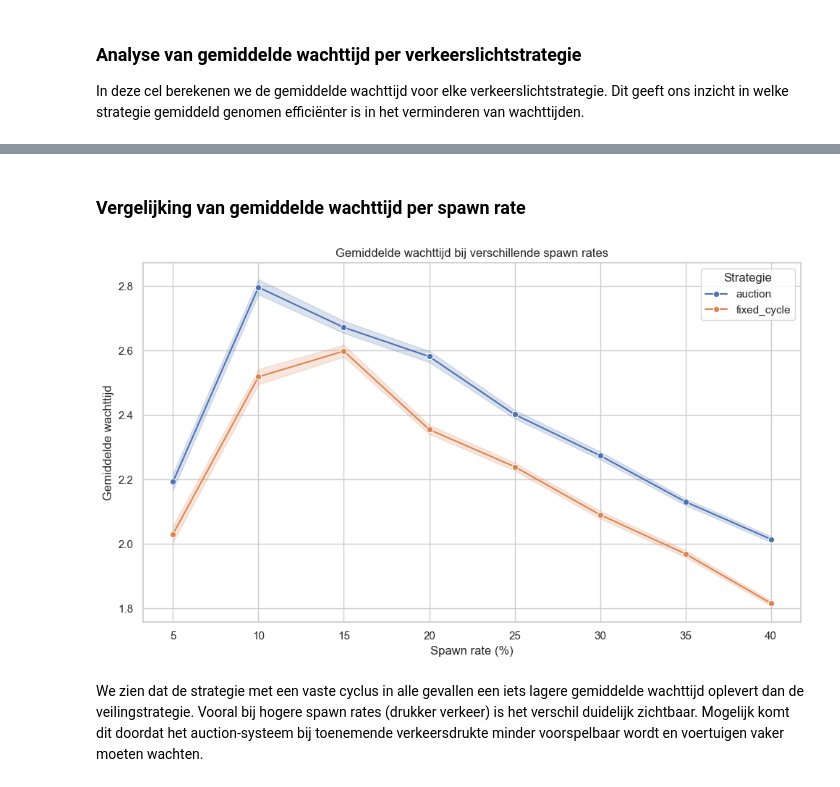
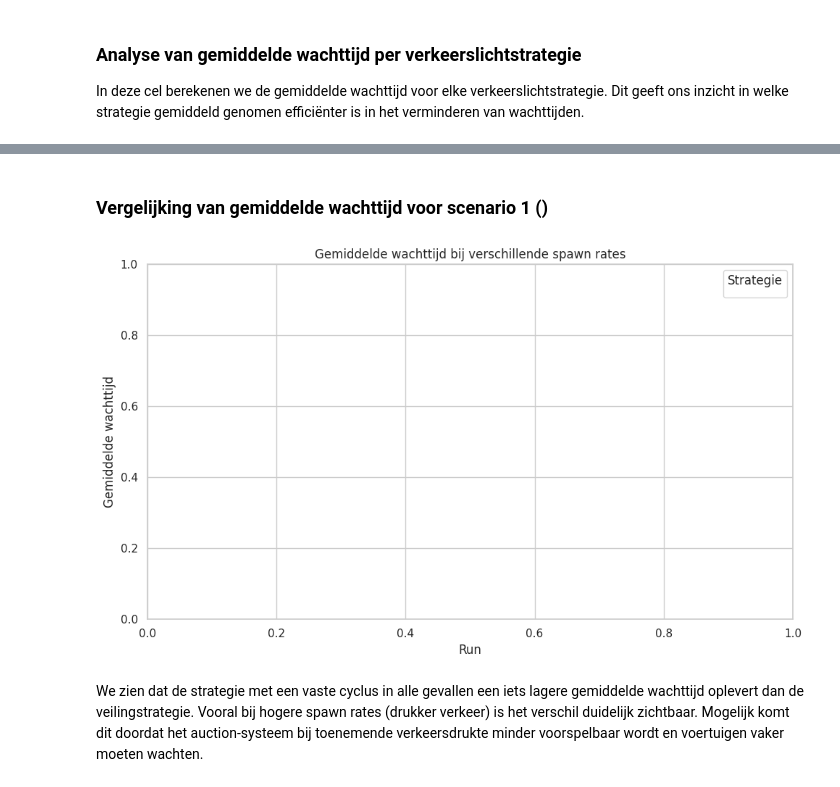
Before and after one commit to TikkaMasala1/INNO_ABD_SIM, a Jupyter notebook: data_analysis.ipynb, the cells around one changed output, grey strips where cells are left out. Drawn from its saved outputs; the diff is of its cells as text; code cells hidden in the pictures.

Commit message:
updated to new batchfile

```diff
--- a/data_analysis.ipynb
+++ b/data_analysis.ipynb
@@ -17,7 +17,7 @@ import seaborn as sns
 
 sns.set(style="whitegrid")
 # %%
-df = pd.read_csv("batch_results.csv")
+df = pd.read_csv("intersection_sim/combined_batch_results.csv")
 
 # Bekijk de eerste paar rijen
 df.head()
@@ -73,0 +69,2 @@ Name: AverageWaitingTime, dtype: float64
+# %%
+df_scenario_1 = df.loc[(df['car_speed'] == 2) & (df['traffic_condition'] == "Normale tijd") ]
@@ -74,16 +87,16 @@ Name: AverageWaitingTime, dtype: float64
 # %% [markdown]
-### Vergelijking van gemiddelde wachttijd per spawn rate
+### Vergelijking van gemiddelde wachttijd voor scenario 1 ()
 # %%
 plt.figure(figsize=(10, 6))
-sns.lineplot(data=df, x="car_spawn_rate", y="AverageWaitingTime", hue="light_strategy", marker="o")
+sns.lineplot(data=df_scenario_1, x="iteration", y="AverageWaitingTime", hue="light_strategy", marker="o")
 plt.title("Gemiddelde wachttijd bij verschillende spawn rates")
 plt.ylabel("Gemiddelde wachttijd")
-plt.xlabel("Spawn rate (%)")
+plt.xlabel("Run")
 plt.legend(title="Strategie")
 plt.tight_layout()
 plt.show()
 # %% [output]
-[figure, old version]
+[figure, new version]
 # %% [markdown]
 We zien dat de strategie met een vaste cyclus in alle gevallen een iets lagere gemiddelde wachttijd oplevert dan de veilingstrategie.
 Vooral bij hogere spawn rates (drukker verkeer) is het verschil duidelijk zichtbaar.
```
Also changed, not shown: parts of 5 cells of this notebook.
